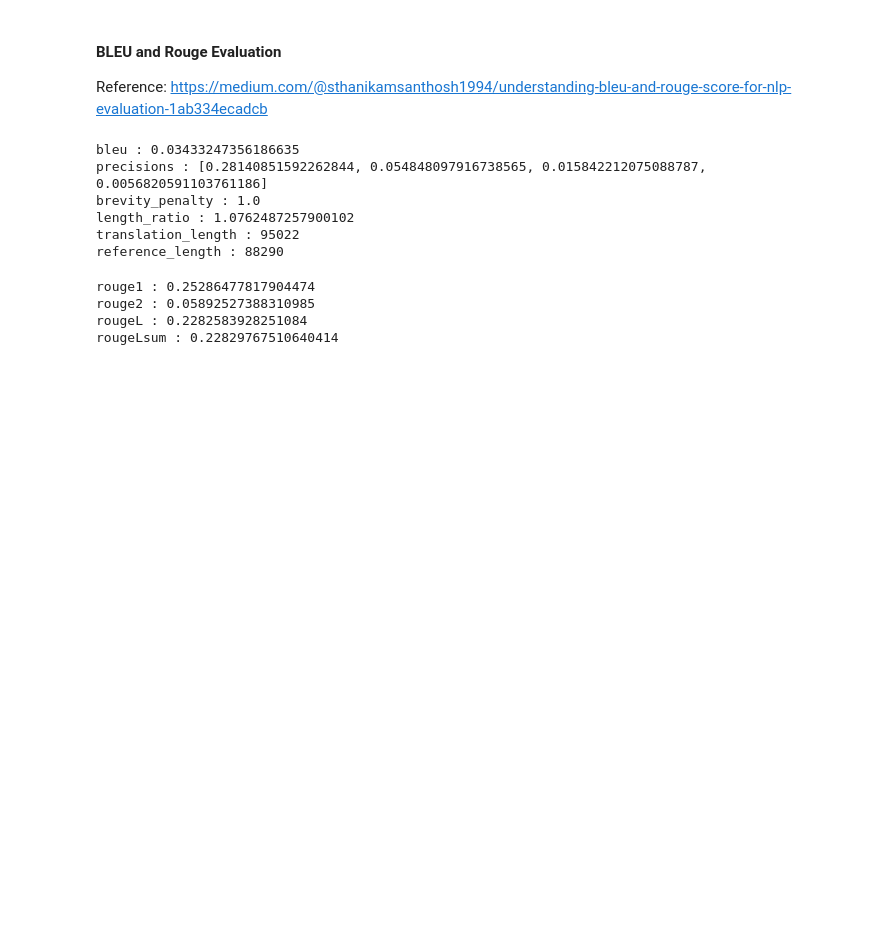
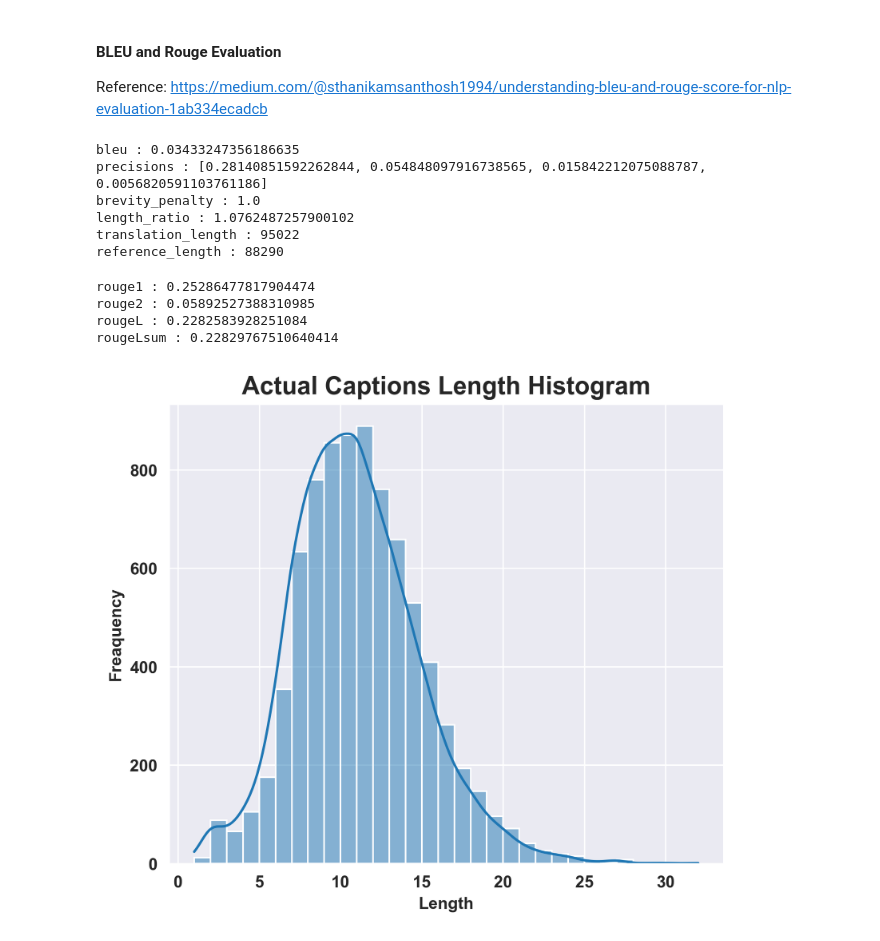
Before and after one commit to tkobil/image-captioning-using-encoder-decoder-models, a Jupyter notebook: eval.ipynb, the cells around one changed output. Saved outputs shown, nothing was run; the diff lists cells and outputs as text; code cells hidden in the pictures; blank space fills up the shorter version.

Commit message:
Added predicted vs. actual caption length visualizations

```diff
--- a/eval.ipynb
+++ b/eval.ipynb
@@ -235,3 +228,15 @@ rouge1 : 0.25286477817904474
 rouge2 : 0.05892527388310985
 rougeL : 0.2282583928251084
 rougeLsum : 0.22829767510640414
+# %%
+plt.figure(figsize=(6, 5), dpi=300)
+sns.set_style('darkgrid')
+sns.histplot(x=[len(x[0].split(' ')) for x in references], kde=True, binwidth=1)
+plt.title(f'Actual Captions Length Histogram', fontsize=15, fontweight='bold')
+plt.xticks(fontweight='bold')
+plt.yticks(fontweight='bold')
+plt.xlabel('Length', fontweight='bold')
+plt.ylabel('Freaquency', fontweight='bold')
+plt.show()
+# %% [output]
+[figure, added]
```
Also changed, not shown: parts of 2 cells of this notebook, 1 other file.
